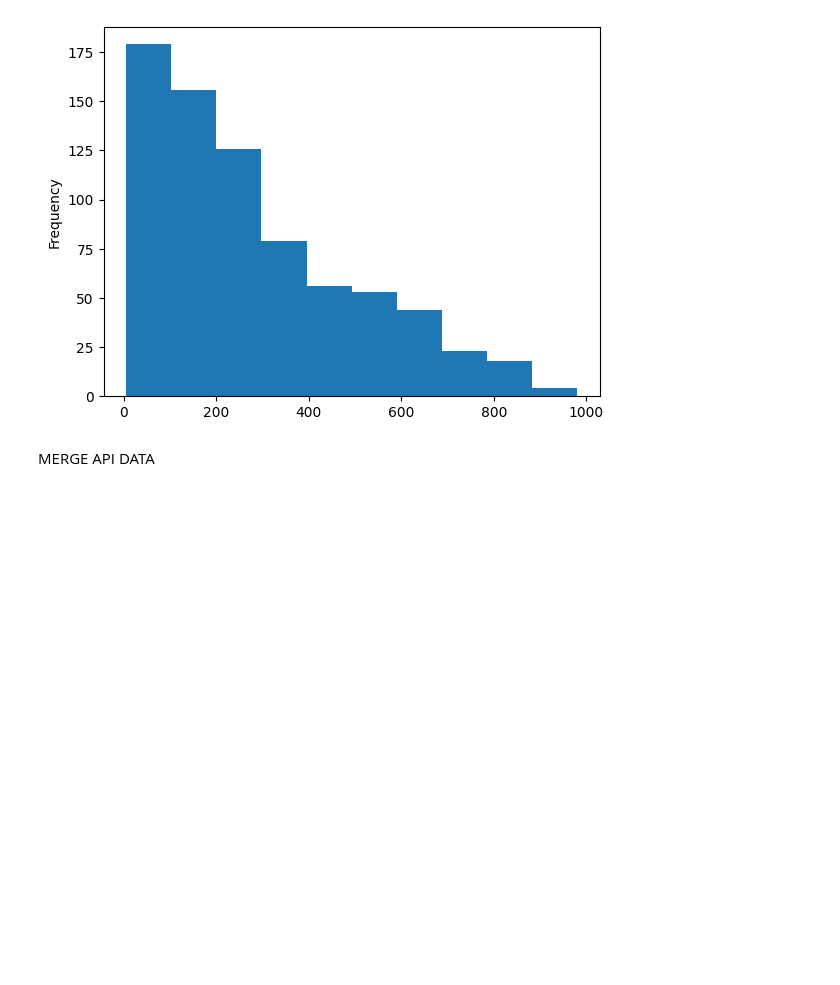
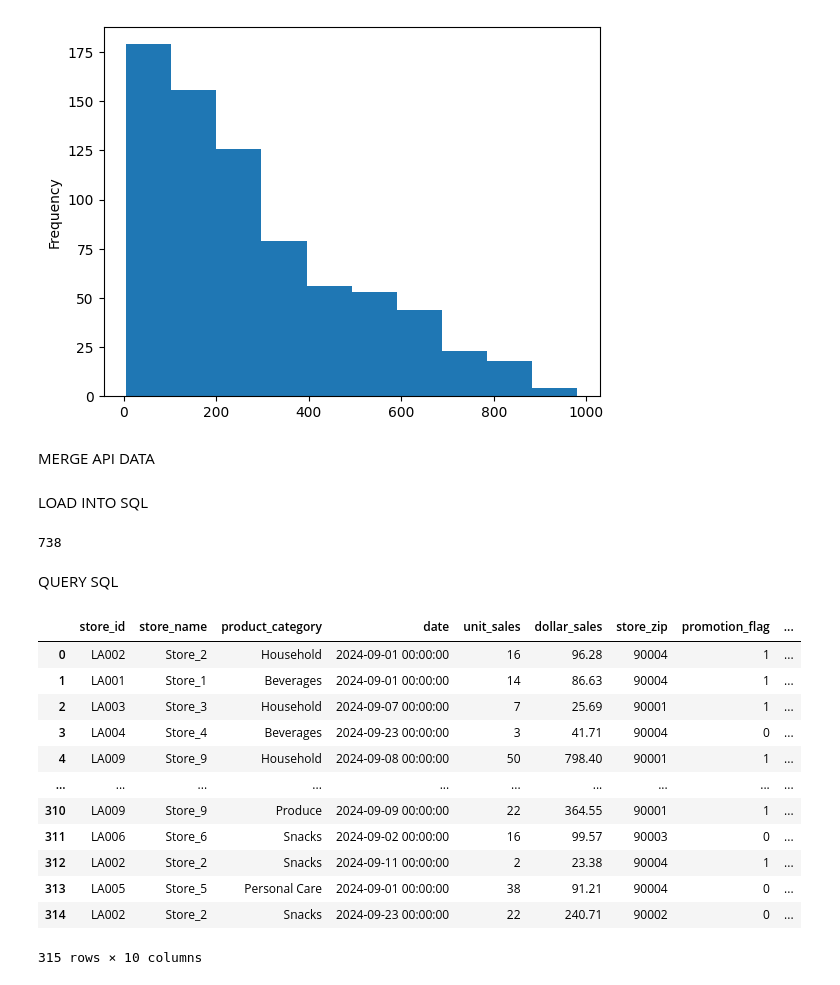
Before and after one commit to brianwong778/LARetailSales_ETL, a Jupyter notebook: ETLwithPython.ipynb, the cells around one changed output. Cells and saved outputs as stored; diff of their text form; code cells hidden in the pictures; blank space fills up the shorter version.

```diff
--- a/ETLwithPython.ipynb
+++ b/ETLwithPython.ipynb
@@ -367,3 +444,27 @@ sales_df.dollar_sales.plot.hist()
 MERGE API DATA
 # %%
 sales_df = sales_df.merge(weather_df[["date","temp"]], how = "left", on = "date")
+# %% [markdown]
+LOAD INTO SQL
+# %%
+sales_df.to_sql("Sales", if_exists="replace", index=False, con= conn)
+# %% [output]
+738
+# %% [markdown]
+QUERY SQL
+# %%
+pd.read_sql("SELECT * FROM Sales Where temp > 70", con=conn)
+# %% [output]
+|  | store_id | store_name | product_category | date | unit_sales | dollar_sales | store_zip | promotion_flag | ... |
+| 0 | LA002 | Store_2 | Household | 2024-09-01 00:00:00 | 16 | 96.28 | 90004 | 1 | ... |
+| 1 | LA001 | Store_1 | Beverages | 2024-09-01 00:00:00 | 14 | 86.63 | 90004 | 1 | ... |
+| 2 | LA003 | Store_3 | Household | 2024-09-07 00:00:00 | 7 | 25.69 | 90001 | 1 | ... |
+| 3 | LA004 | Store_4 | Beverages | 2024-09-23 00:00:00 | 3 | 41.71 | 90004 | 0 | ... |
+| 4 | LA009 | Store_9 | Household | 2024-09-08 00:00:00 | 50 | 798.40 | 90001 | 1 | ... |
+| ... | ... | ... | ... | ... | ... | ... | ... | ... | ... |
+| 310 | LA009 | Store_9 | Produce | 2024-09-09 00:00:00 | 22 | 364.55 | 90001 | 1 | ... |
+| 311 | LA006 | Store_6 | Snacks | 2024-09-02 00:00:00 | 16 | 99.57 | 90003 | 0 | ... |
+| 312 | LA002 | Store_2 | Snacks | 2024-09-11 00:00:00 | 2 | 23.38 | 90004 | 1 | ... |
+| 313 | LA005 | Store_5 | Personal Care | 2024-09-01 00:00:00 | 38 | 91.21 | 90004 | 0 | ... |
+| 314 | LA002 | Store_2 | Snacks | 2024-09-23 00:00:00 | 22 | 240.71 | 90002 | 0 | ... |
+315 rows × 10 columns
```
Also changed, not shown: parts of 18 cells of this notebook.
